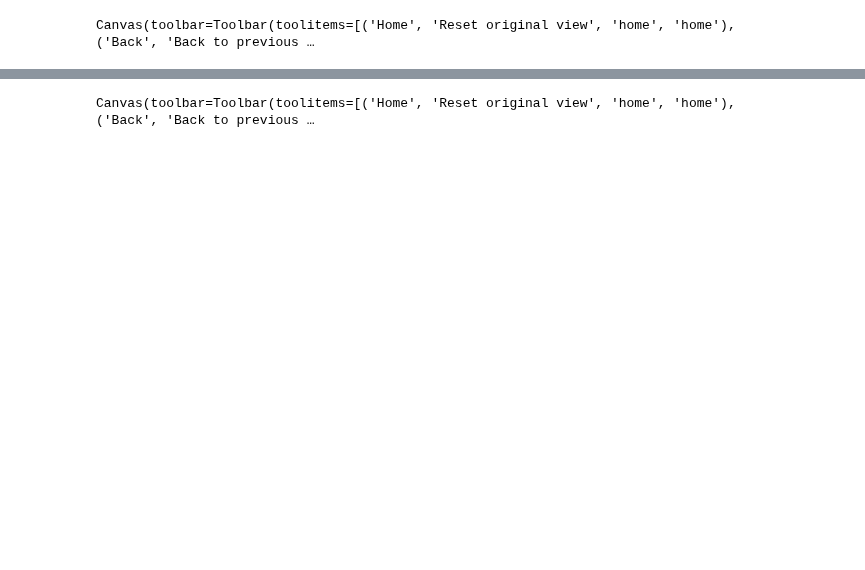
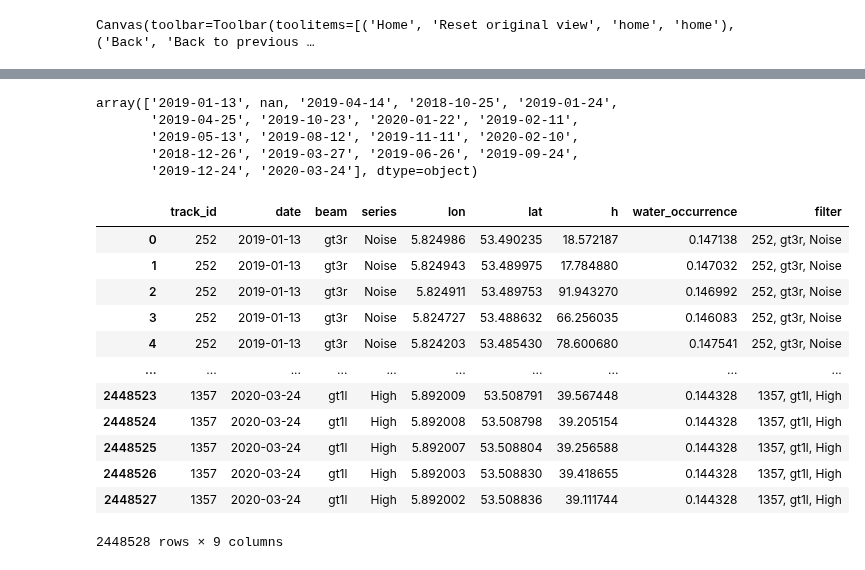
Before and after one commit to openearth/eo-bathymetry, a Jupyter notebook: notebooks/icesat2-03-occurrence.ipynb, the cells around one changed output, grey strips where cells are left out. Saved outputs shown, nothing was run; the diff lists cells and outputs as text; code cells hidden in the pictures; blank space fills up the shorter version.

Commit message:
add interative inspection of water occurrence vs icesat

```diff
--- a/notebooks/icesat2-03-occurrence.ipynb
+++ b/notebooks/icesat2-03-occurrence.ipynb
@@ -145,29 +249,8 @@ for t in tracks:
-# %%
-# plt.close('all')
-fig, ax = plt.subplots(figsize=(10, 3))
-hmin = 39
-hmax = 44
-df3 = df2[(df2.h > hmin) & (df2.h < hmax)]
-
-
-df4 = df3[(df3.series == 'High') & (df3.track_id == '69')]
-ax.plot(df4.water_occurrence, df4.h, 'k.', markersize=0.5, alpha=0.2)
-
-df4 = df3[(df3.series == 'High') & (df3.track_id == '671')]
-ax.plot(df4.water_occurrence, df4.h, 'r.', markersize=0.5, alpha=0.2)
-
-df4 = df3[(df3.series == 'High') & (df3.track_id == '1113')]
-ax.plot(df4.water_occurrence, df4.h, 'b.', markersize=0.5, alpha=0.2)
-
-
-# df4 = df3[df3.series == 'Medium']
-# ax.plot(df4.water_occurrence, df4.h, 'r.', markersize=1)
-
-# df4 = df3[df3.series == 'Buffer']
-# ax.plot(df4.water_occurrence, df4.h, 'b.', markersize=1)
-
-ax.set_xlabel('water occurrence')
-ax.set_ylabel('elevation (ICESat-2)')
-plt.tight_layout()
-# %% [output]
-Canvas(toolbar=Toolbar(toolitems=[('Home', 'Reset original view', 'home', 'home'), ('Back', 'Back to previous …
+# %%
+df.date.unique()
+# %% [output]
+array(['2019-01-13', nan, '2019-04-14', '2018-10-25', '2019-01-24',
+       '2019-04-25', '2019-10-23', '2020-01-22', '2019-02-11',
+       '2019-05-13', '2019-08-12', '2019-11-11', '2020-02-10',
+       '2018-12-26', '2019-03-27', '2019-06-26', '2019-09-24',
+       '2019-12-24', '2020-03-24'], dtype=object)
@@ -173,0 +259,23 @@ Canvas(toolbar=Toolbar(toolitems=[('Home', 'Reset original view', 'home', 'home'
+# %%
+# hmin = 45
+# hmax = 49
+# df3 = df[(df.h > hmin) & (df.h < hmax)].copy()
+df3 = df
+
+df3['filter'] = df3.progress_apply(lambda row: f"{row['track_id']}, {row['beam']}, {row['series']}", axis=1).values
+# %%
+df3
+# %% [output]
+|  | track_id | date | beam | series | lon | lat | h | water_occurrence | filter |
+| 0 | 252 | 2019-01-13 | gt3r | Noise | 5.824986 | 53.490235 | 18.572187 | 0.147138 | 252, gt3r, Noise |
+| 1 | 252 | 2019-01-13 | gt3r | Noise | 5.824943 | 53.489975 | 17.784880 | 0.147032 | 252, gt3r, Noise |
+| 2 | 252 | 2019-01-13 | gt3r | Noise | 5.824911 | 53.489753 | 91.943270 | 0.146992 | 252, gt3r, Noise |
+| 3 | 252 | 2019-01-13 | gt3r | Noise | 5.824727 | 53.488632 | 66.256035 | 0.146083 | 252, gt3r, Noise |
+| 4 | 252 | 2019-01-13 | gt3r | Noise | 5.824203 | 53.485430 | 78.600680 | 0.147541 | 252, gt3r, Noise |
+| ... | ... | ... | ... | ... | ... | ... | ... | ... | ... |
+| 2448523 | 1357 | 2020-03-24 | gt1l | High | 5.892009 | 53.508791 | 39.567448 | 0.144328 | 1357, gt1l, High |
+| 2448524 | 1357 | 2020-03-24 | gt1l | High | 5.892008 | 53.508798 | 39.205154 | 0.144328 | 1357, gt1l, High |
+| 2448525 | 1357 | 2020-03-24 | gt1l | High | 5.892007 | 53.508804 | 39.256588 | 0.144328 | 1357, gt1l, High |
+| 2448526 | 1357 | 2020-03-24 | gt1l | High | 5.892003 | 53.508830 | 39.418655 | 0.144328 | 1357, gt1l, High |
+| 2448527 | 1357 | 2020-03-24 | gt1l | High | 5.892002 | 53.508836 | 39.111744 | 0.144328 | 1357, gt1l, High |
+2448528 rows × 9 columns
```
Also changed, not shown: parts of 44 cells of this notebook, 1 other file.
